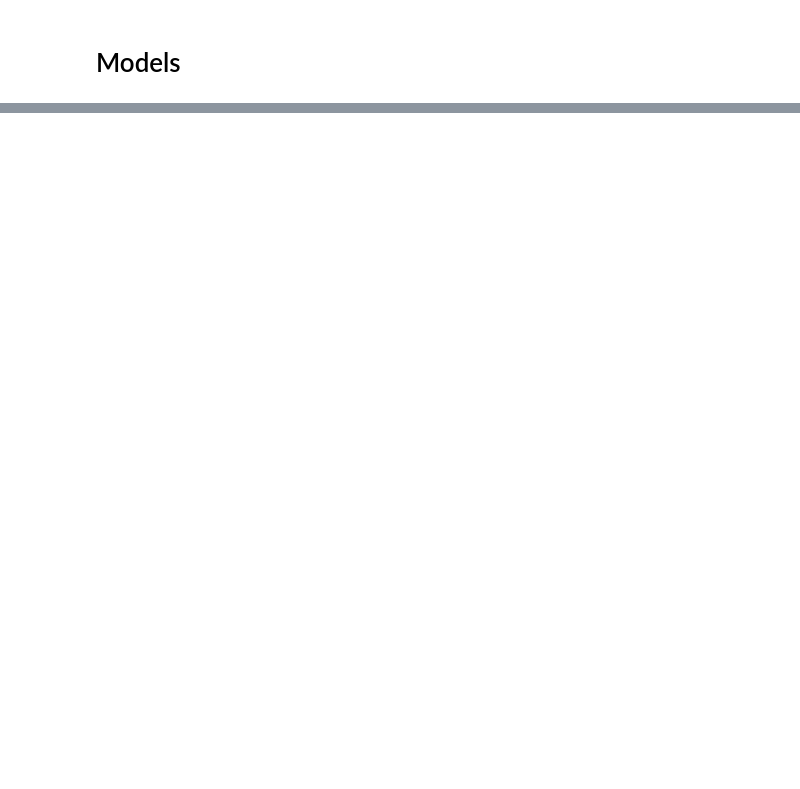
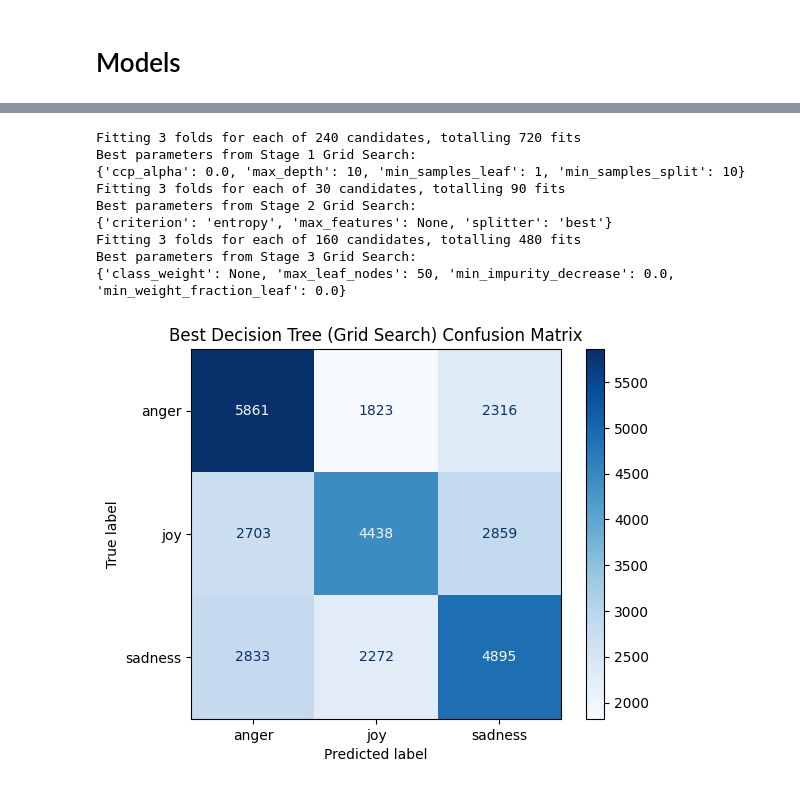
Before and after one commit to danielromerom/spotify-lyrical-analysis, a Jupyter notebook: notebooks/spotify_data_exploration.ipynb, the cells around one changed output, grey strips where cells are left out. Saved outputs shown, nothing was run; the diff lists cells and outputs as text; code cells hidden in the pictures; blank space fills up the shorter version.

```diff
--- a/notebooks/spotify_data_exploration.ipynb
+++ b/notebooks/spotify_data_exploration.ipynb
@@ -529,0 +317,78 @@ weighted avg       0.45      0.47      0.44     29999
+# %%
+# Decision Tree Classifier - Hyperparameter Tuning
+from sklearn.model_selection import GridSearchCV
+
+# Grid Search for Hyperparameter Tuning
+
+# Stage 1
+param_grid_stage_1 = {
+    'max_depth': [5, 10, 15, 20, None],
+    'min_samples_leaf': [1, 2, 5, 10],
+    'min_samples_split': [2, 5, 10],
+    'ccp_alpha': [0.0, 0.01, 0.05, 0.1]
+}
+
+dt_clf = DecisionTreeClassifier(random_state=67)
+grid_search_stage_1 = GridSearchCV(estimator=dt_clf, param_grid=param_grid_stage_1, scoring='accuracy', cv=3, n_jobs=-1, verbose=2)
+grid_search_stage_1.fit(X_train, y_train)
+print("Best parameters from Stage 1 Grid Search:")
+print(grid_search_stage_1.best_params_)
+
+# Stage 2
+param_grid_stage_2 = {
+    'criterion': ['gini', 'entropy', 'log_loss'],
+    'max_features': [None, 'sqrt', 'log2', 5, 10],
+    'splitter': ['best', 'random'],
+}
+
+dt_clf = DecisionTreeClassifier(random_state=67, **grid_search_stage_1.best_params_)
+grid_search_stage_2 = GridSearchCV(estimator=dt_clf, param_grid=param_grid_stage_2, scoring='accuracy', cv=3, n_jobs=-1, verbose=2)
+grid_search_stage_2.fit(X_train, y_train)
+print("Best parameters from Stage 2 Grid Search:")
+print(grid_search_stage_2.best_params_)
+
+# Stage 3
+param_grid_stage_3 = {
+    'class_weight': [None, 'balanced'],
+    'min_weight_fraction_leaf': [0.0, 0.01, 0.05, 0.1],
+    'max_leaf_nodes': [None, 10, 20, 30, 50],
+    'min_impurity_decrease': [0.0, 0.01, 0.05, 0.1]
+}
+
+dt_clf = DecisionTreeClassifier(random_state=67, **grid_search_stage_1.best_params_, **grid_search_stage_2.best_params_)
+grid_search_stage_3 = GridSearchCV(estimator=dt_clf, param_grid=param_grid_stage_3, scoring='accuracy', cv=3, n_jobs=-1, verbose=2)
+grid_search_stage_3.fit(X_train, y_train)
+print("Best parameters from Stage 3 Grid Search:")
+print(grid_search_stage_3.best_params_)
+
+# Best Decision Tree
+dt_clf_best = DecisionTreeClassifier(
+    random_state=67,
+    **grid_search_stage_1.best_params_,
+    **grid_search_stage_2.best_params_,
+    **grid_search_stage_3.best_params_
+)
+
+# Show Best Results
+dt_clf_best.fit(X_train, y_train)
+y_pred_best = dt_clf_best.predict(X_test)
+cm_best = confusion_matrix(y_test, y_pred_best)
+disp = ConfusionMatrixDisplay(confusion_matrix=cm_best, display_labels=label_enc.classes_)
+disp.plot(cmap=plt.cm.Blues)
+plt.title("Best Decision Tree (Grid Search) Confusion Matrix")
+plt.show()
+
+print(f"Best Decision Tree Classifier Parameters: {format(dt_clf_best.get_params())}\n")
+print("Decision Tree Classifier - Best (Grid Search)")
+print(classification_report(y_test, y_pred_best))
+# %% [output]
+Fitting 3 folds for each of 240 candidates, totalling 720 fits
+Best parameters from Stage 1 Grid Search:
+{'ccp_alpha': 0.0, 'max_depth': 10, 'min_samples_leaf': 1, 'min_samples_split': 10}
+Fitting 3 folds for each of 30 candidates, totalling 90 fits
+Best parameters from Stage 2 Grid Search:
+{'criterion': 'entropy', 'max_features': None, 'splitter': 'best'}
+Fitting 3 folds for each of 160 candidates, totalling 480 fits
+Best parameters from Stage 3 Grid Search:
+{'class_weight': None, 'max_leaf_nodes': 50, 'min_impurity_decrease': 0.0, 'min_weight_fraction_leaf': 0.0}
+[figure, added]
```
Also changed, not shown: parts of 5 cells of this notebook.
